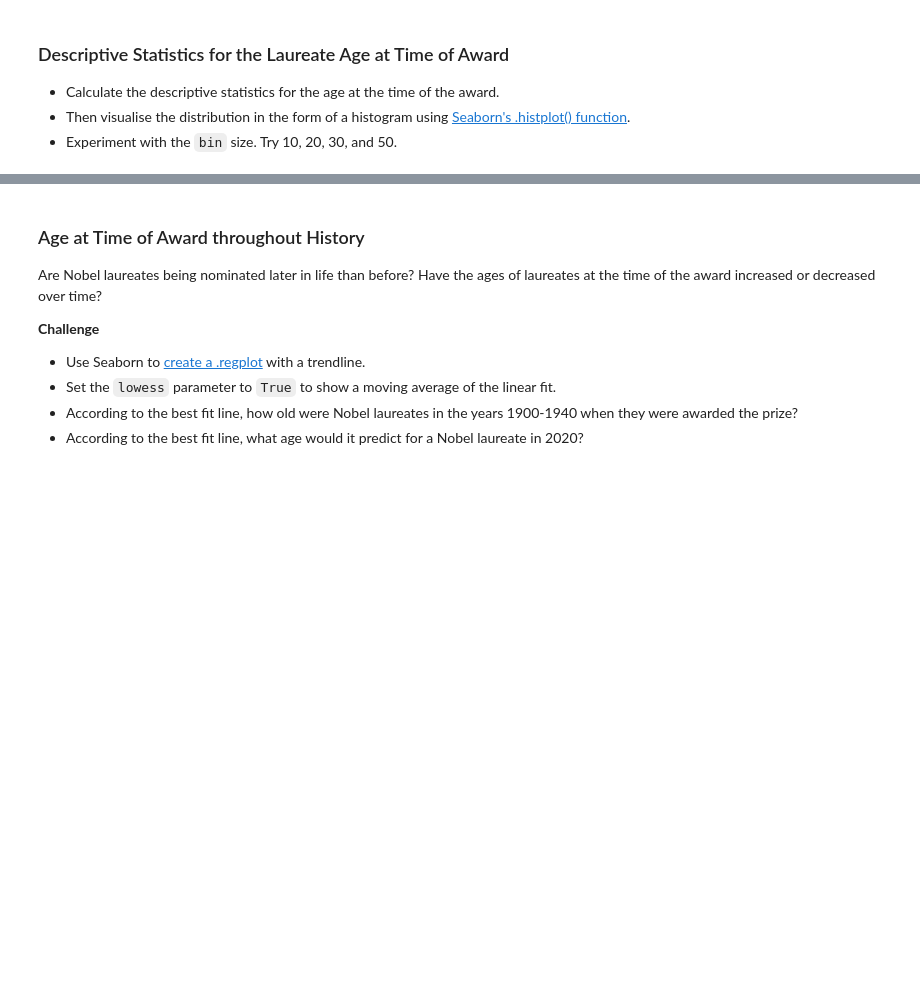
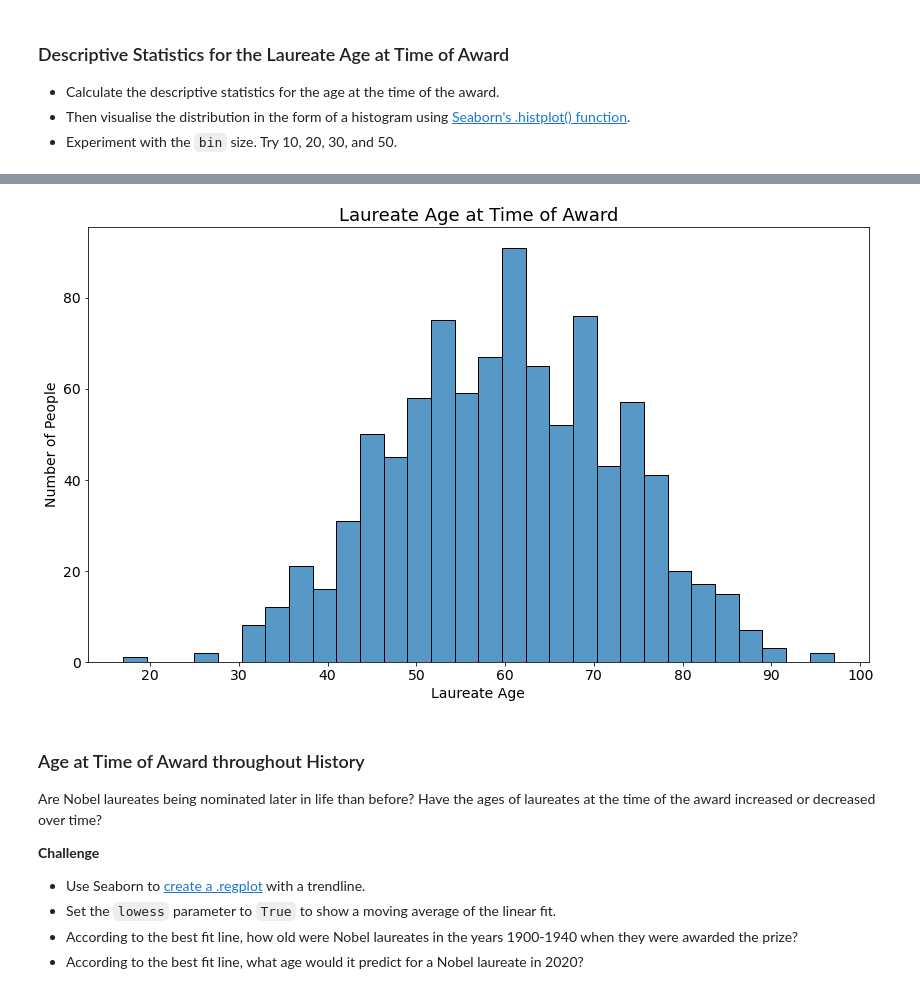
Before and after one commit to zoard-ehmann/100-days-of-python, a Jupyter notebook: Day78/Nobel_Prize_Analysis/Nobel_Prize_Analysis.ipynb, the cells around one changed output, grey strips where cells are left out. Saved outputs shown, nothing was run; the diff lists cells and outputs as text; code cells hidden in the pictures; blank space fills up the shorter version.

Commit message:
Analyse laureate age at the time of the award

```diff
--- a/Day78/Nobel_Prize_Analysis/Nobel_Prize_Analysis.ipynb
+++ b/Day78/Nobel_Prize_Analysis/Nobel_Prize_Analysis.ipynb
@@ -1008,3 +1008,7 @@ The frame.append method is deprecated and will be removed from pandas in a futur
 How Old Are the Laureates When the Win the Prize?
 
 **Challenge**: Calculate the age of the laureate in the year of the ceremony and add this as a column called `winning_age` to the `df_data` DataFrame. Hint: you can use [this](https://pandas.pydata.org/pandas-docs/stable/reference/api/pandas.Series.dt.html) to help you.
+# %%
+winning_age = df_data.year - df_data.birth_date.dt.year
+# %%
+df_data['winning_age'] = winning_age
@@ -1026,3 +1087,21 @@ How Old Are the Laureates When the Win the Prize?
+# %%
+plt.figure(figsize=(14,8))
+plt.title('Laureate Age at Time of Award', fontsize=18)
+plt.xticks(fontsize=14)
+plt.yticks(fontsize=14)
+
+hist = sns.histplot(
+    data=df_data,
+    x='winning_age',
+    bins=30
+)
+
+hist.set_xlabel('Laureate Age', fontsize=14)
+hist.set_ylabel('Number of People', fontsize=14)
+
+plt.show()
+# %% [output]
+[figure, added]
 # %% [markdown]
 ### Age at Time of Award throughout History
 
```
Also changed, not shown: parts of 9 cells of this notebook.
